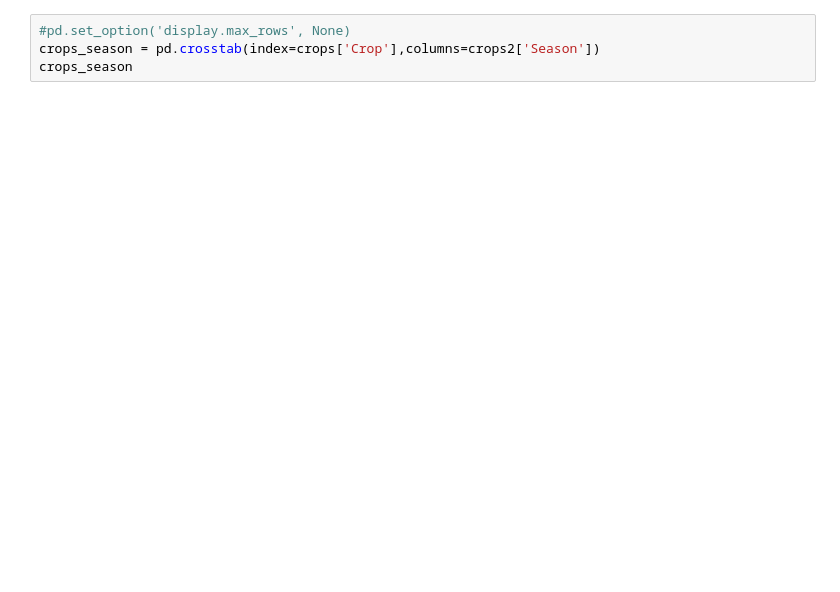
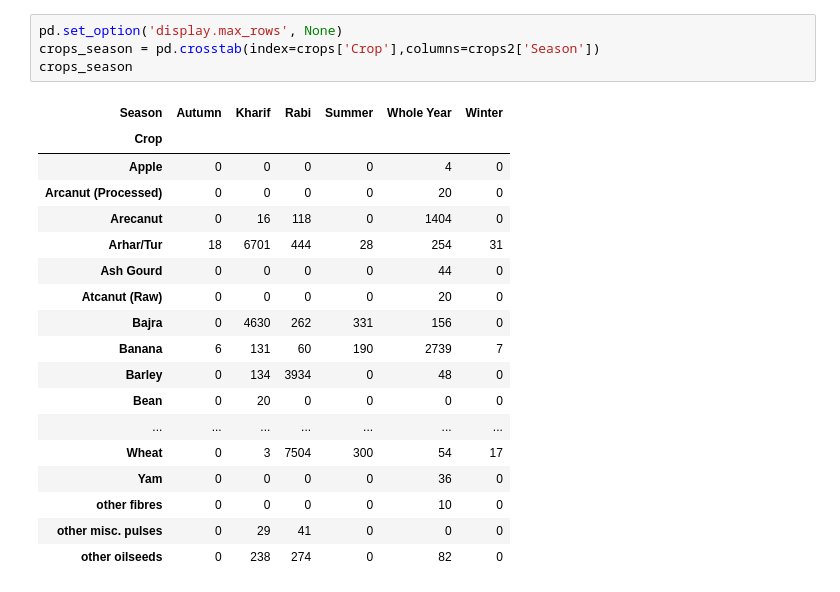
Before and after one commit to amitkray/IIT-NPTEL, a Jupyter notebook: Python For Data Science/UnProctored.ipynb, the cells around one changed output. Cells and saved outputs as stored; diff of their text form; blank space fills up the shorter version.

```diff
--- a/Python For Data Science/UnProctored.ipynb
+++ b/Python For Data Science/UnProctored.ipynb
@@ -27,7 +70,26 @@ production
 # %%
-#pd.set_option('display.max_rows', None)
+pd.set_option('display.max_rows', None)
 crops_season = pd.crosstab(index=crops['Crop'],columns=crops2['Season'])
 crops_season
+# %% [output]
+| Season | Autumn | Kharif | Rabi | Summer | Whole Year | Winter |
+| Crop |  |  |  |  |  |  |
+| Apple | 0 | 0 | 0 | 0 | 4 | 0 |
+| Arcanut (Processed) | 0 | 0 | 0 | 0 | 20 | 0 |
+| Arecanut | 0 | 16 | 118 | 0 | 1404 | 0 |
+| Arhar/Tur | 18 | 6701 | 444 | 28 | 254 | 31 |
+| Ash Gourd | 0 | 0 | 0 | 0 | 44 | 0 |
+| Atcanut (Raw) | 0 | 0 | 0 | 0 | 20 | 0 |
+| Bajra | 0 | 4630 | 262 | 331 | 156 | 0 |
+| Banana | 6 | 131 | 60 | 190 | 2739 | 7 |
+| Barley | 0 | 134 | 3934 | 0 | 48 | 0 |
+| Bean | 0 | 20 | 0 | 0 | 0 | 0 |
+| ... | ... | ... | ... | ... | ... | ... |
+| Wheat | 0 | 3 | 7504 | 300 | 54 | 17 |
+| Yam | 0 | 0 | 0 | 0 | 36 | 0 |
+| other fibres | 0 | 0 | 0 | 0 | 10 | 0 |
+| other misc. pulses | 0 | 29 | 41 | 0 | 0 | 0 |
+| other oilseeds | 0 | 238 | 274 | 0 | 82 | 0 |
 # %%
 high_prod = crops2.groupby(['District_Name'])['Production'].agg('sum').sort_values()
 high_prod
```
Also changed, not shown: parts of 16 cells of this notebook.
